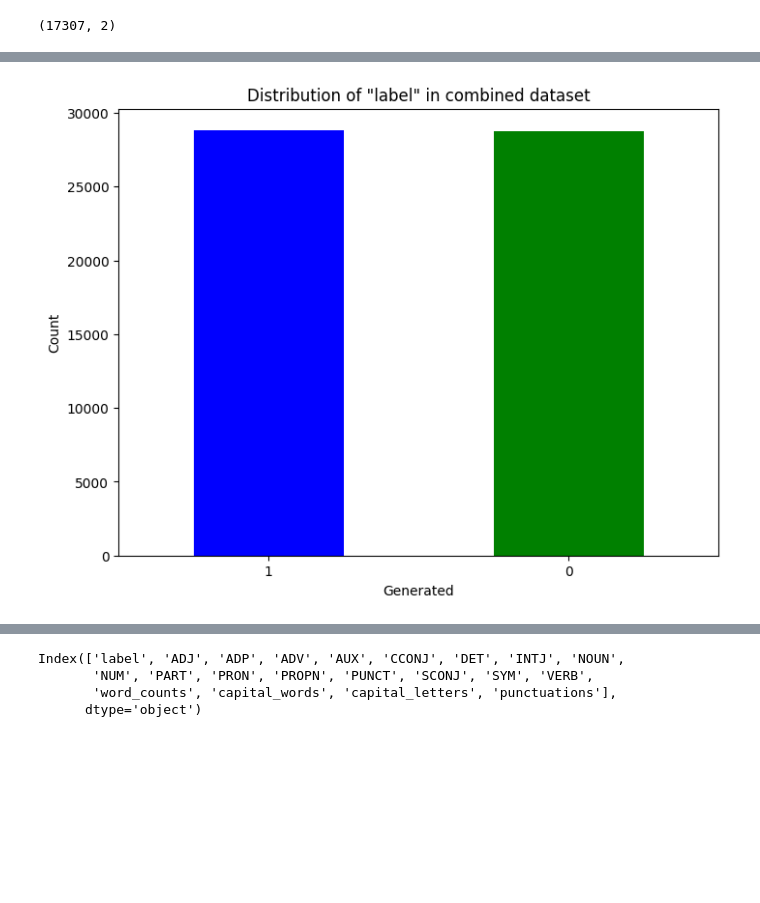
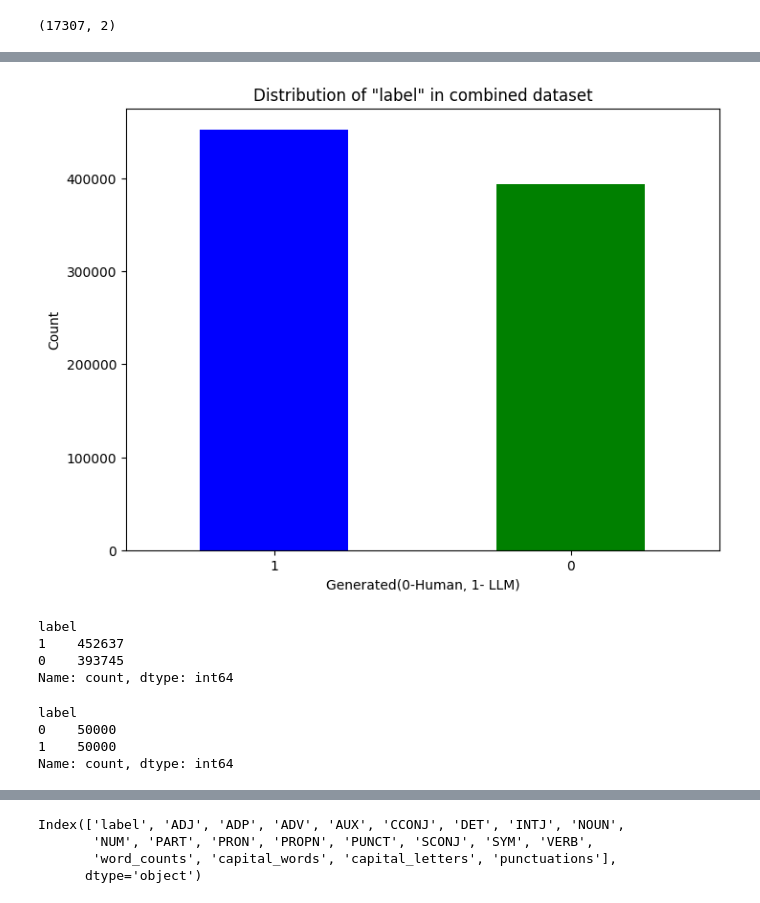
Before and after one commit to jagan1508/detect_LLM_generated_essay, a Jupyter notebook: notebook.ipynb, the cells around one changed output, grey strips where cells are left out. Cells and saved outputs as stored; diff of their text form; code cells hidden in the pictures; blank space fills up the shorter version.

```diff
--- a/notebook.ipynb
+++ b/notebook.ipynb
@@ -66,7 +105,9 @@ train_1_selected = train_1[['text', 'label']].copy()
 
 train_2_selected = train_2[['text', 'generated']].rename(columns={'generated': 'label'}).copy()
 
-combined_data = pd.concat([train_1_selected, train_2_selected], ignore_index=True)
+train_3_selected=train_3[['text','Category']].rename(columns={'Category': 'label'}).copy()
+
+combined_data = pd.concat([train_1_selected, train_2_selected,train_3_selected], ignore_index=True)
 
 print(combined_data)
 # %% [output]
@@ -106,5 +154,5 @@ plt.show()
 # %%
-student_data = pd.read_csv("train_student_essays.csv")
+student_data = pd.read_csv("train.csv")
 # %%
 student_data.drop("essay_id",axis = 1,inplace = True)
 # %%
@@ -117,7 +165,7 @@ student_data.head()
 | 3 | We all heard about Venus, the pla... | 4 |
 | 4 | Dear, State Senator\n\nThis is a ... | 3 |
 # %%
-temporary_student_data = student_data.query("score>=3").reset_index(drop = True)
+temporary_student_data = student_data.query("score>=0").reset_index(drop = True)
 # %%
 temporary_student_data.shape
 # %% [output]
@@ -127,7 +175,7 @@ student_data.shape
 # %% [output]
 (17307, 2)
 # %%
-temporary_student_data["label"] = 1
+temporary_student_data["label"] = 0
 # %%
 temporary_student_data = temporary_student_data.rename(columns = {"full_text":"text"}).drop("score",axis = 1)
 # %%
@@ -167,10 +215,17 @@ combined_data_2
 # %%
 plt.figure(figsize=(8, 6))
 combined_data_2['label'].value_counts().plot(kind='bar', color=['blue', 'green'])
 plt.title('Distribution of "label" in combined dataset')
-plt.xlabel('Generated')
+plt.xlabel('Generated(0-Human, 1- LLM)')
 plt.ylabel('Count')
 plt.xticks(rotation=0)
 plt.show()
 # %% [output]
-[figure, old version]
+[figure, new version]
+# %%
+combined_data_2['label'].value_counts()
+# %% [output]
+label
+1    452637
+0    393745
+Name: count, dtype: int64
@@ -176,0 +234,7 @@ plt.show()
+# %%
+dataset['label'].value_counts()
+# %% [output]
+label
+0    50000
+1    50000
+Name: count, dtype: int64
```
Also changed, not shown: parts of 50 cells of this notebook, 1 other file.
